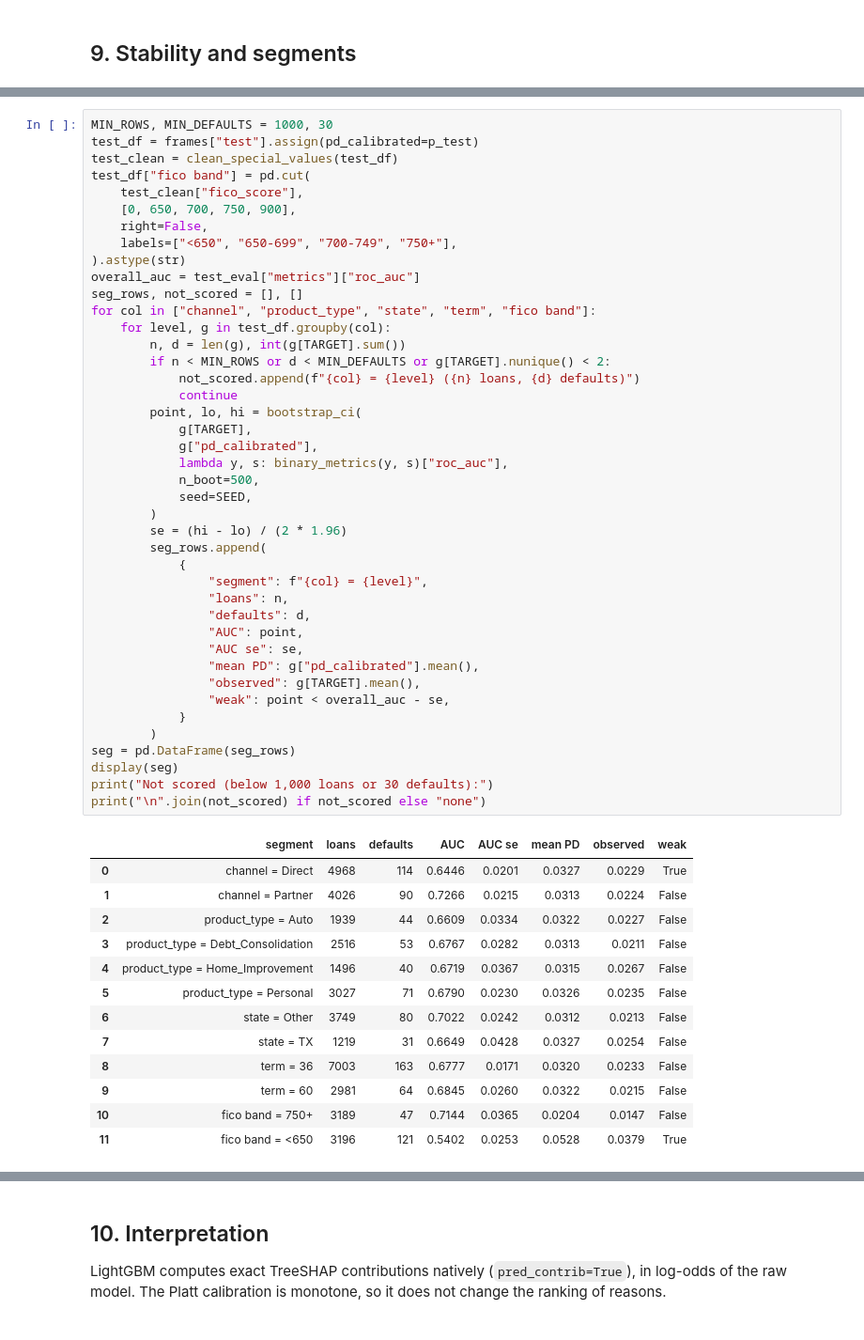
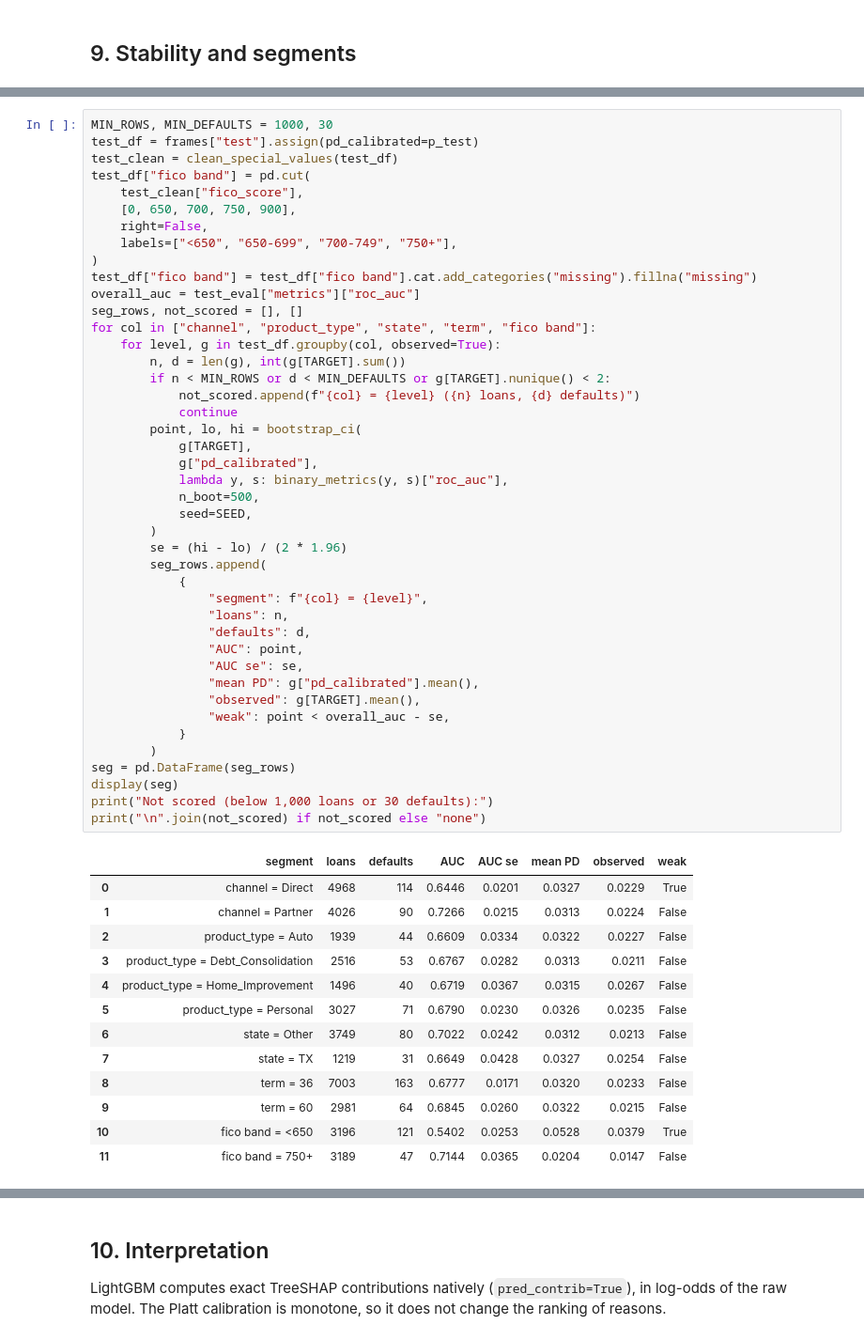
Before and after one commit to alessiot/credit-risk-modeling, a Jupyter notebook: notebooks/modeling.ipynb, the cells around one changed output, grey strips where cells are left out. Shown at 94% size. Cells and saved outputs as stored; diff of their text form.

```diff
--- a/notebooks/modeling.ipynb
+++ b/notebooks/modeling.ipynb
@@ -1158,11 +1281,12 @@ test_df["fico band"] = pd.cut(
     [0, 650, 700, 750, 900],
     right=False,
     labels=["<650", "650-699", "700-749", "750+"],
-).astype(str)
+)
+test_df["fico band"] = test_df["fico band"].cat.add_categories("missing").fillna("missing")
 overall_auc = test_eval["metrics"]["roc_auc"]
 seg_rows, not_scored = [], []
 for col in ["channel", "product_type", "state", "term", "fico band"]:
-    for level, g in test_df.groupby(col):
+    for level, g in test_df.groupby(col, observed=True):
         n, d = len(g), int(g[TARGET].sum())
         if n < MIN_ROWS or d < MIN_DEFAULTS or g[TARGET].nunique() < 2:
             not_scored.append(f"{col} = {level} ({n} loans, {d} defaults)")
@@ -1176,35 +1300,35 @@ for col in ["channel", "product_type", "state", "term", "fico band"]:
         )
         se = (hi - lo) / (2 * 1.96)
         seg_rows.append(
             {
                 "segment": f"{col} = {level}",
                 "loans": n,
                 "defaults": d,
                 "AUC": point,
                 "AUC se": se,
                 "mean PD": g["pd_calibrated"].mean(),
                 "observed": g[TARGET].mean(),
                 "weak": point < overall_auc - se,
             }
         )
 seg = pd.DataFrame(seg_rows)
 display(seg)
 print("Not scored (below 1,000 loans or 30 defaults):")
 print("\n".join(not_scored) if not_scored else "none")
 # %% [output]
 |  | segment | loans | defaults | AUC | AUC se | mean PD | observed | weak |
 | 0 | channel = Direct | 4968 | 114 | 0.6446 | 0.0201 | 0.0327 | 0.0229 | True |
 | 1 | channel = Partner | 4026 | 90 | 0.7266 | 0.0215 | 0.0313 | 0.0224 | False |
 | 2 | product_type = Auto | 1939 | 44 | 0.6609 | 0.0334 | 0.0322 | 0.0227 | False |
 | 3 | product_type = Debt_Consolidation | 2516 | 53 | 0.6767 | 0.0282 | 0.0313 | 0.0211 | False |
 | 4 | product_type = Home_Improvement | 1496 | 40 | 0.6719 | 0.0367 | 0.0315 | 0.0267 | False |
 | 5 | product_type = Personal | 3027 | 71 | 0.6790 | 0.0230 | 0.0326 | 0.0235 | False |
 | 6 | state = Other | 3749 | 80 | 0.7022 | 0.0242 | 0.0312 | 0.0213 | False |
 | 7 | state = TX | 1219 | 31 | 0.6649 | 0.0428 | 0.0327 | 0.0254 | False |
 | 8 | term = 36 | 7003 | 163 | 0.6777 | 0.0171 | 0.0320 | 0.0233 | False |
 | 9 | term = 60 | 2981 | 64 | 0.6845 | 0.0260 | 0.0322 | 0.0215 | False |
-| 10 | fico band = 750+ | 3189 | 47 | 0.7144 | 0.0365 | 0.0204 | 0.0147 | False |
-| 11 | fico band = <650 | 3196 | 121 | 0.5402 | 0.0253 | 0.0528 | 0.0379 | True |
+| 10 | fico band = <650 | 3196 | 121 | 0.5402 | 0.0253 | 0.0528 | 0.0379 | True |
+| 11 | fico band = 750+ | 3189 | 47 | 0.7144 | 0.0365 | 0.0204 | 0.0147 | False |
 Not scored (below 1,000 loans or 30 defaults):
 channel = Mail (990 loans, 23 defaults)
 product_type = Business (1006 loans, 19 defaults)
```
Also changed, not shown: parts of 30 cells of this notebook, 23 other files.
